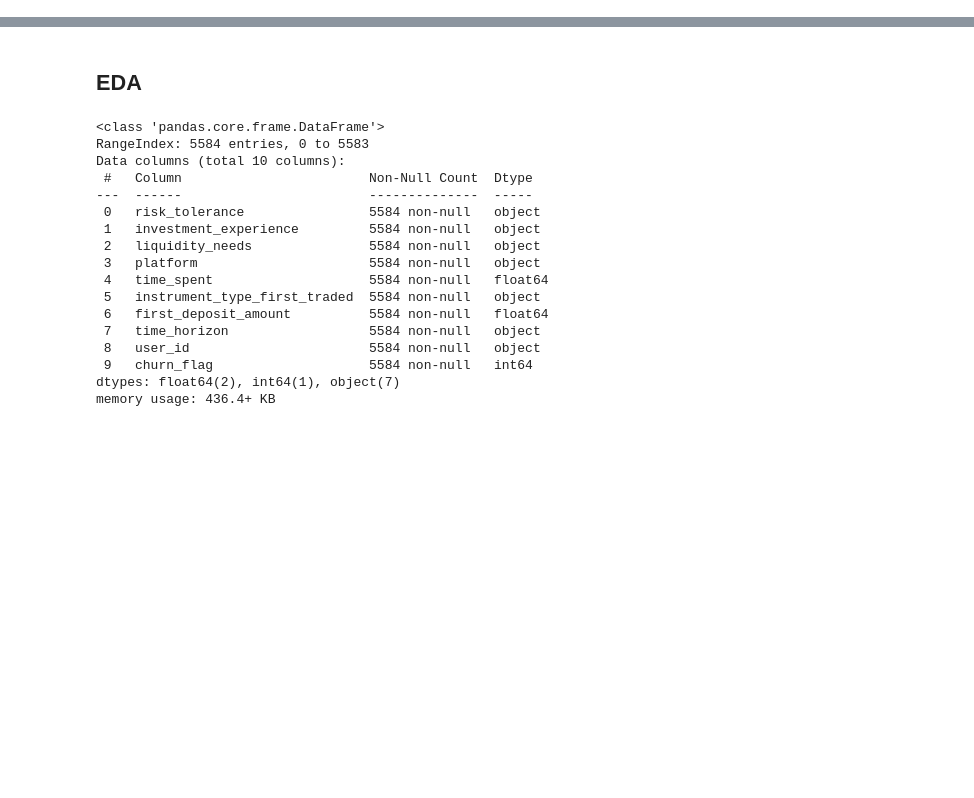
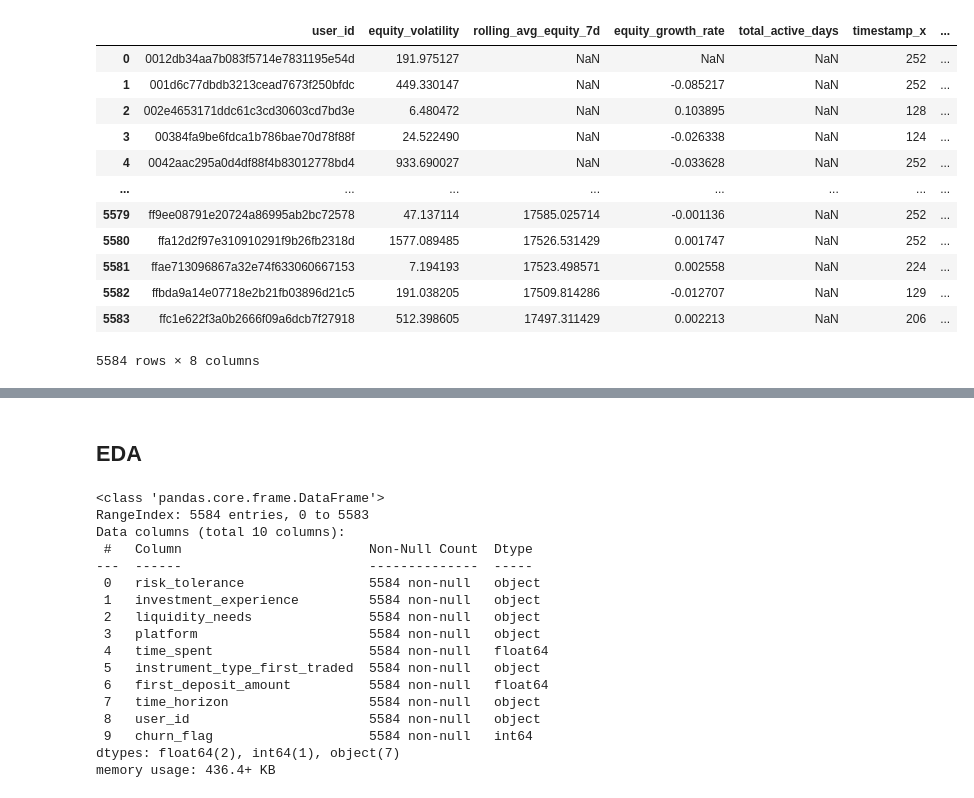
Before and after one commit to Michelangelo20/robinhood_classifer, a Jupyter notebook: src/notebook/rh_classifier_EDA_pt1.ipynb, the cells around one changed output, grey strips where cells are left out. Cells and saved outputs as stored; diff of their text form; code cells hidden in the pictures; blank space fills up the shorter version.

```diff
--- a/src/notebook/rh_classifier_EDA_pt1.ipynb
+++ b/src/notebook/rh_classifier_EDA_pt1.ipynb
@@ -66,0 +184,25 @@ from fetch_data_hook import fetch_sql_code, fetch_sql_file
+# %%
+'''
+Average Equity Per Active Period:
+Why it's useful: This metric captures the average equity value a user maintains during periods when they have more than $10. It gives an indication of their general investment level.
+How to calculate: Calculate the average close_equity value for each user across their active periods.
+'''
+avg_equity = equity_df.groupby('user_id')['close_equity'].mean().reset_index()
+avg_equity.columns = ['user_id', 'avg_equity']
+
+new_df = new_df.merge(avg_equity, on='user_id', how='left')
+new_df
+# %% [output]
+|  | user_id | equity_volatility | rolling_avg_equity_7d | equity_growth_rate | total_active_days | timestamp_x | ... |
+| 0 | 0012db34aa7b083f5714e7831195e54d | 191.975127 | NaN | NaN | NaN | 252 | ... |
+| 1 | 001d6c77dbdb3213cead7673f250bfdc | 449.330147 | NaN | -0.085217 | NaN | 252 | ... |
+| 2 | 002e4653171ddc61c3cd30603cd7bd3e | 6.480472 | NaN | 0.103895 | NaN | 128 | ... |
+| 3 | 00384fa9be6fdca1b786bae70d78f88f | 24.522490 | NaN | -0.026338 | NaN | 124 | ... |
+| 4 | 0042aac295a0d4df88f4b83012778bd4 | 933.690027 | NaN | -0.033628 | NaN | 252 | ... |
+| ... | ... | ... | ... | ... | ... | ... | ... |
+| 5579 | ff9ee08791e20724a86995ab2bc72578 | 47.137114 | 17585.025714 | -0.001136 | NaN | 252 | ... |
+| 5580 | ffa12d2f97e310910291f9b26fb2318d | 1577.089485 | 17526.531429 | 0.001747 | NaN | 252 | ... |
+| 5581 | ffae713096867a32e74f633060667153 | 7.194193 | 17523.498571 | 0.002558 | NaN | 224 | ... |
+| 5582 | ffbda9a14e07718e2b21fb03896d21c5 | 191.038205 | 17509.814286 | -0.012707 | NaN | 129 | ... |
+| 5583 | ffc1e622f3a0b2666f09a6dcb7f27918 | 512.398605 | 17497.311429 | 0.002213 | NaN | 206 | ... |
+5584 rows × 8 columns
```
Also changed, not shown: parts of 11 cells of this notebook, 2 other files.
